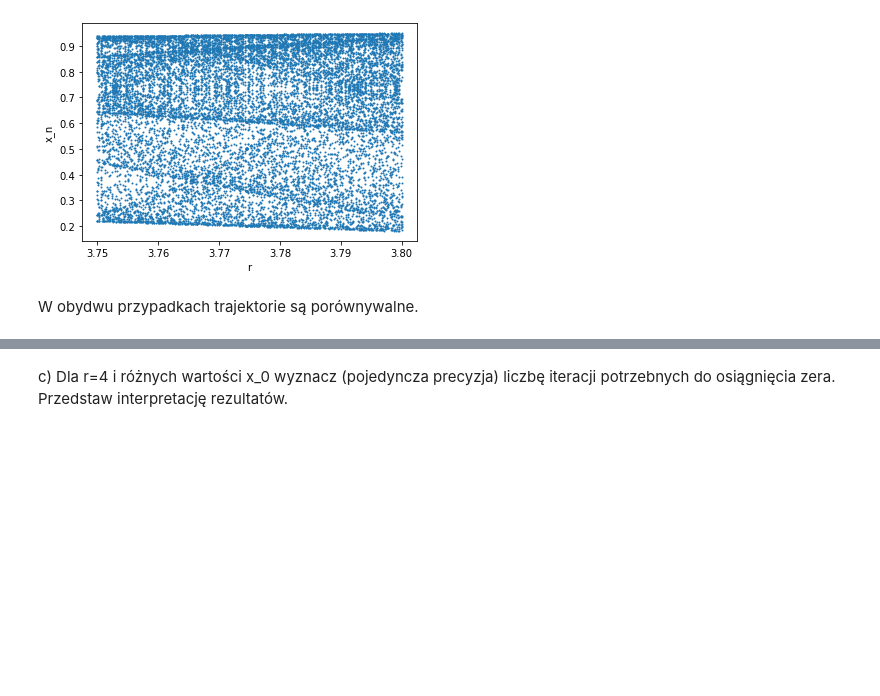
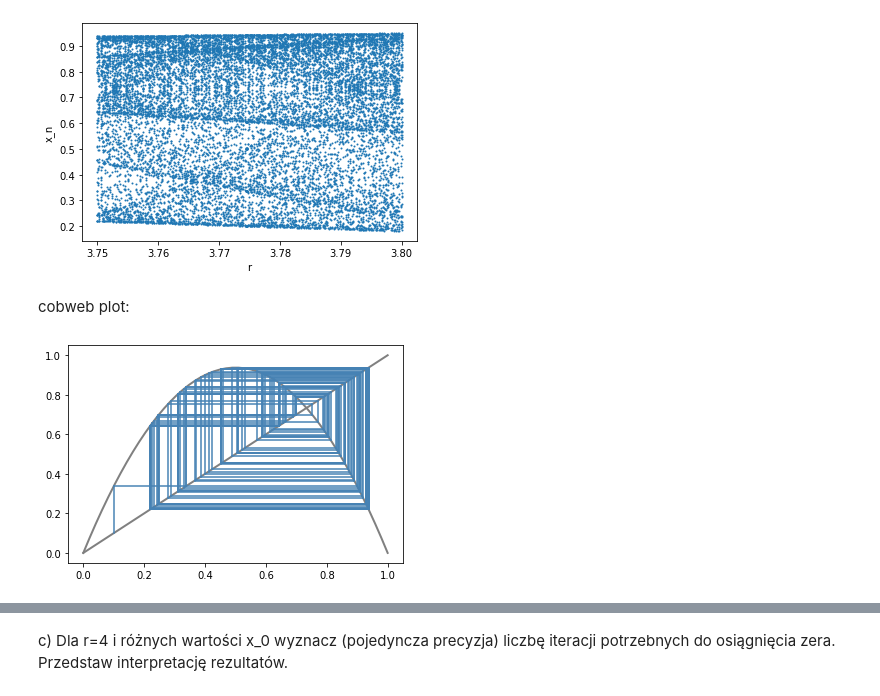
Before and after one commit to mhawryluk/mownit, a Jupyter notebook: lab1/lab1.ipynb, the cells around one changed output, grey strips where cells are left out. Saved outputs shown, nothing was run; the diff lists cells and outputs as text; code cells hidden in the pictures; blank space fills up the shorter version.

```diff
--- a/lab1/lab1.ipynb
+++ b/lab1/lab1.ipynb
@@ -335,5 +334,23 @@ b_diagram(float32(0.001), float32, float32(3.75), float32(3.8))
 b_diagram(float64(0.001), float64, float64(3.75), float64(3.8))
 # %% [output]
 [figure]
-# %% [markdown]
-W obydwu przypadkach trajektorie są porównywalne.
+# %% [markdown]
+cobweb plot:
+# %%
+def plot_trajectory(r, x_0, precision):
+    xs = np.linspace(0, 1)
+    plt.plot(xs, r * xs * (1 - xs), linewidth=2, color="gray")
+    plt.plot([0, 1], [0, 1], linewidth=2, color="gray")
+
+    x = x_0
+    for i in range(100):
+        y = precision(r * x * (1 - x))
+
+        plt.plot([x, x], [x, y], color="steelblue")
+        plt.plot([x, y], [y, y], color="steelblue")
+
+        x = y
+# %%
+plot_trajectory(r=float32(3.75), x_0=float32(0.1), precision=float32)
+# %% [output]
+[figure, added]
```
Also changed, not shown: parts of 10 cells of this notebook.
